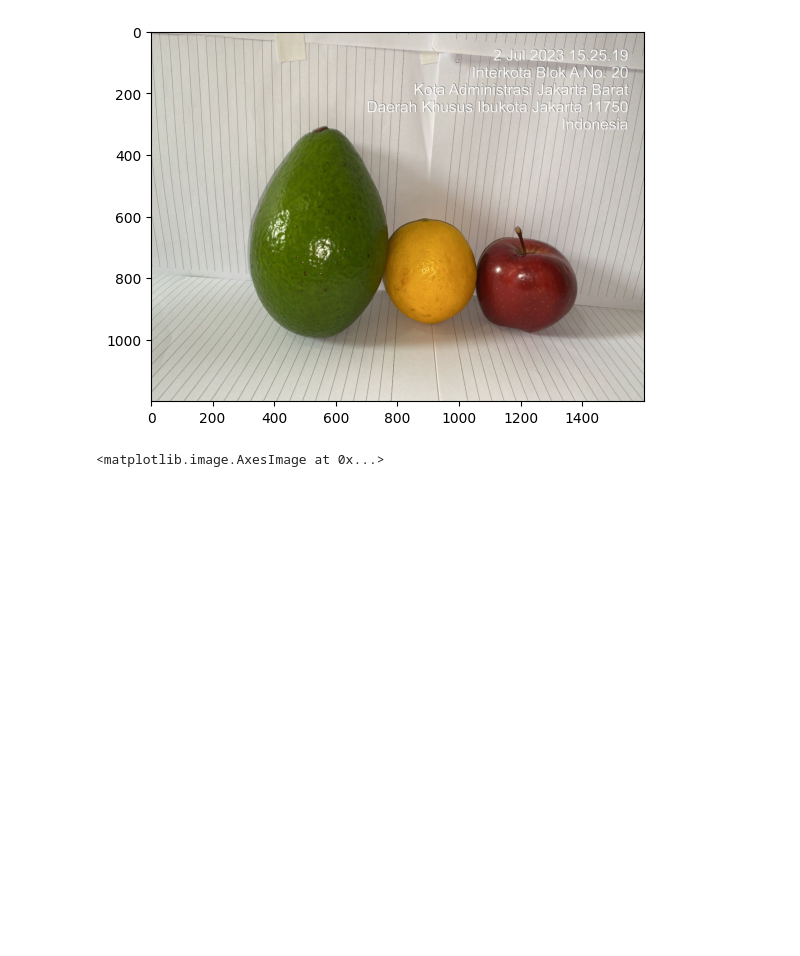
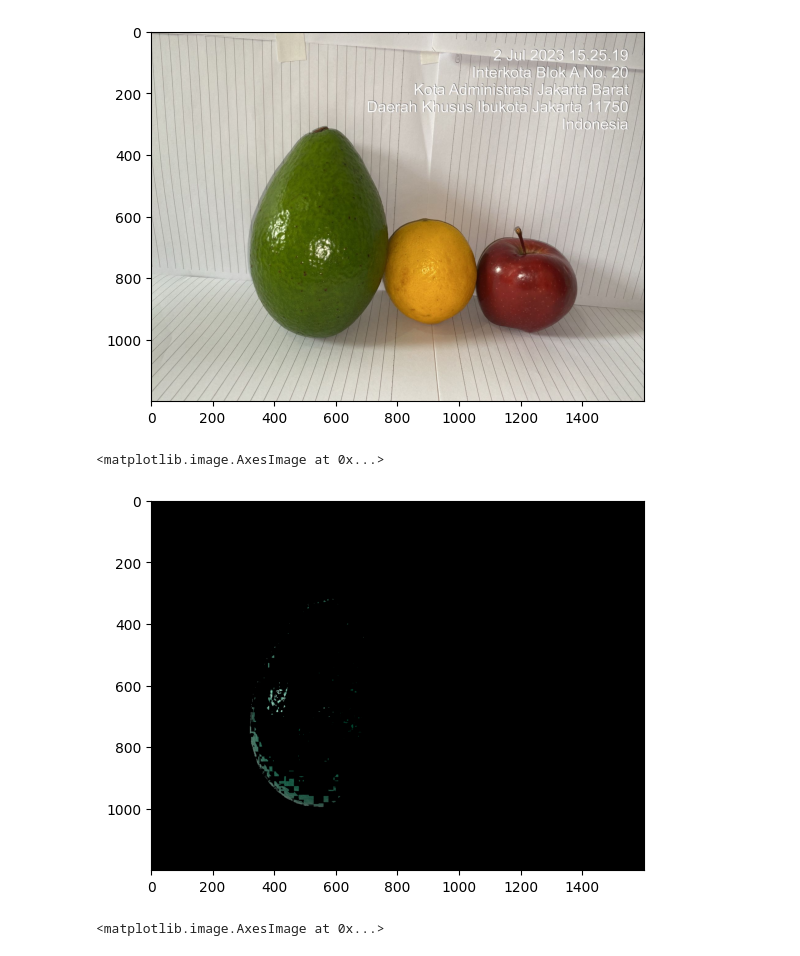
Before and after one commit to bintangx1902/praktikum-PC, a Jupyter notebook: segmentation/seg-1.ipynb, the cells around one changed output. Saved outputs shown, nothing was run; the diff lists cells and outputs as text; code cells hidden in the pictures; blank space fills up the shorter version.

```diff
--- a/segmentation/seg-1.ipynb
+++ b/segmentation/seg-1.ipynb
@@ -12,6 +12,15 @@ plt.imshow(image, cmap='gray')
 # %% [output]
 <matplotlib.image.AxesImage at 0x...>
 [figure]
+# %%
+hsv = cv.cvtColor(image, cv.COLOR_BGR2HSV)
+mask = cv.inRange(hsv, (30, 50, 50), (80, 255, 255))
+green_objects = cv.bitwise_and(image, image, mask=mask)
+img = cv.cvtColor(green_objects, cv.COLOR_BGR2RGB)
+plt.imshow(img)
+# %% [output]
+<matplotlib.image.AxesImage at 0x...>
+[figure, added]
 # %%
 hsv = cv.cvtColor(image, cv.COLOR_BGR2HSV)
 mask = cv.inRange(hsv, (30, 50, 50), (90, 255, 255))
```
Also changed, not shown: parts of 1 cell of this notebook, 1 other file.
